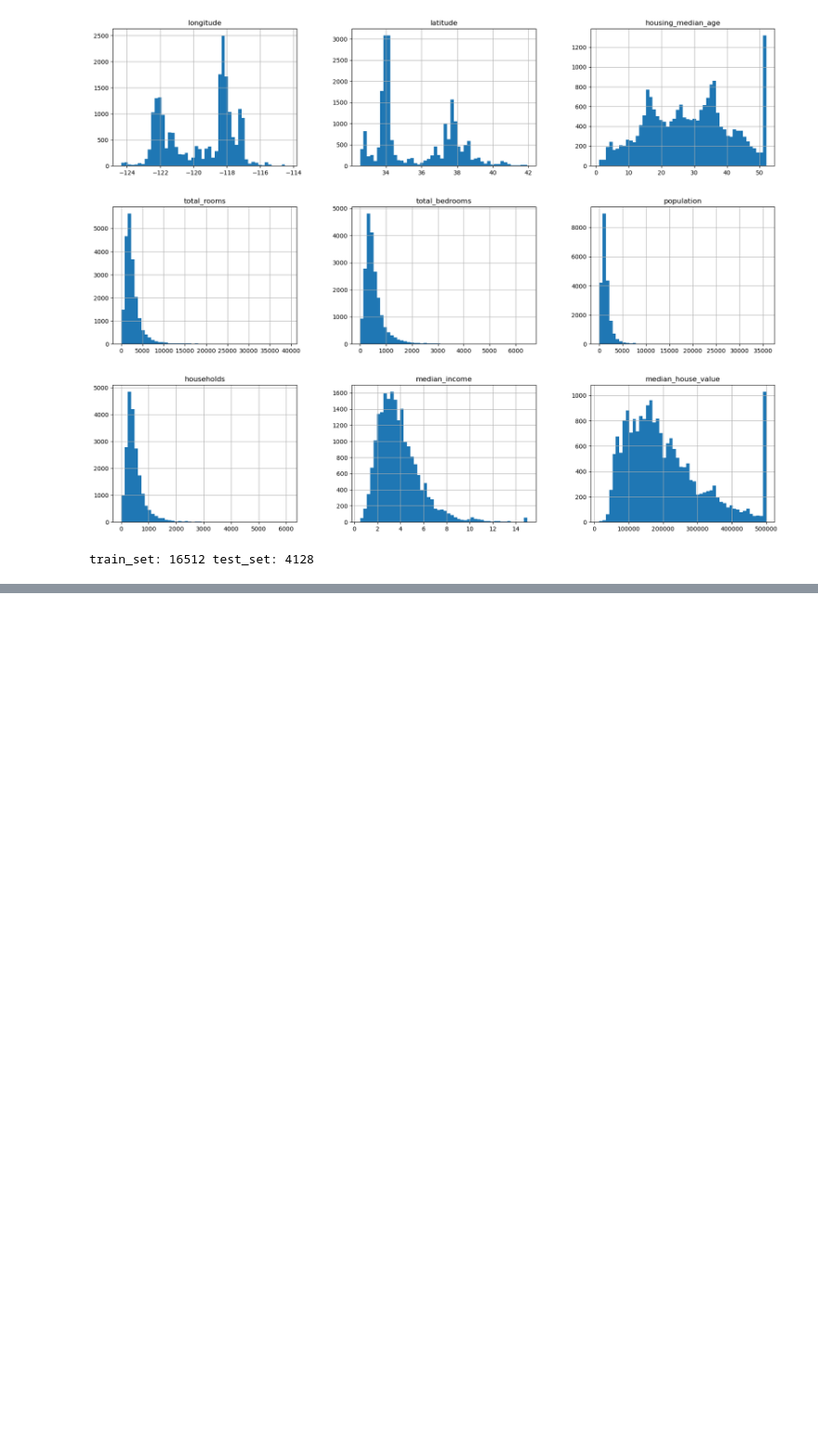
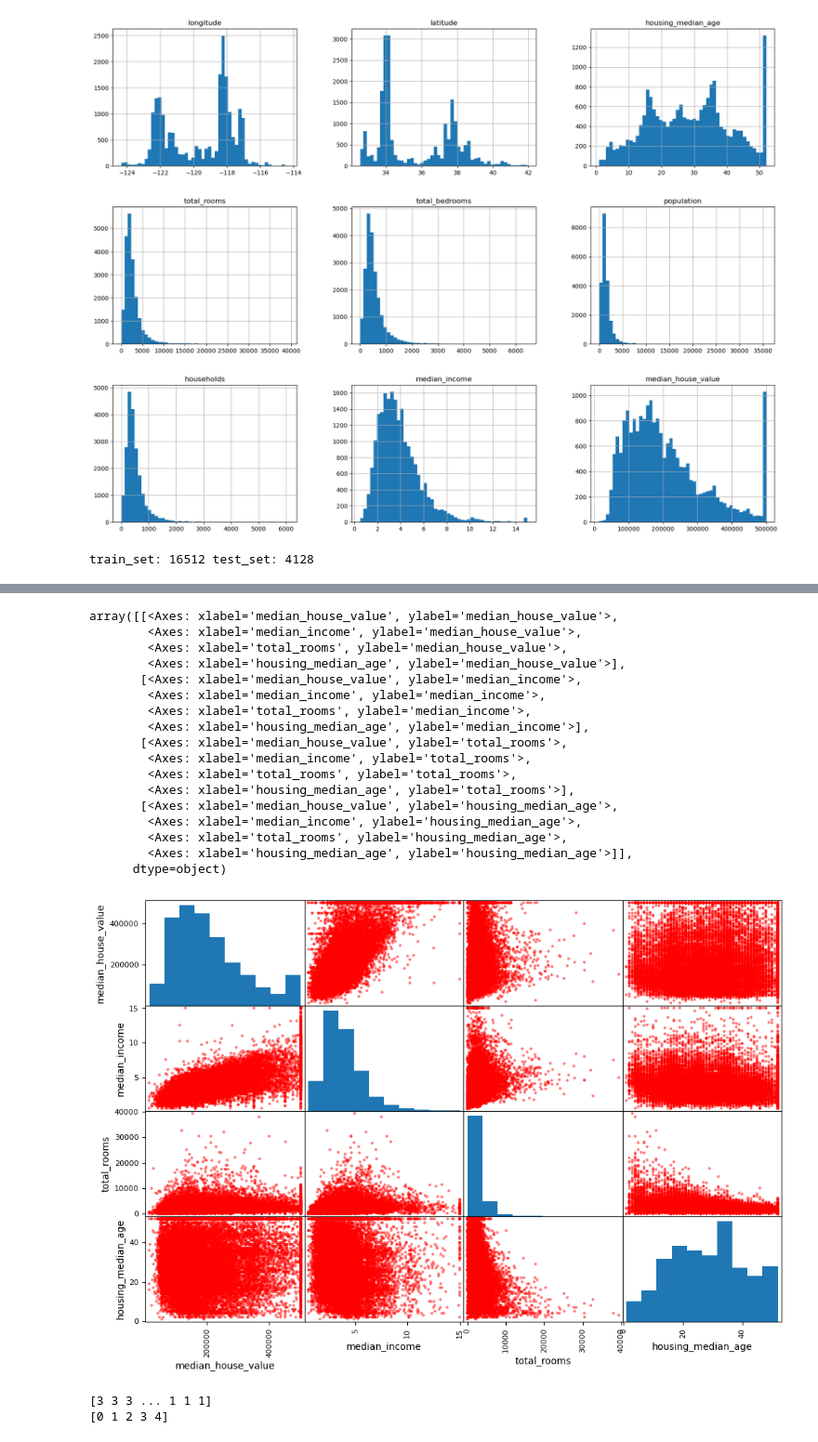
Before and after one commit to Manireddy69/Data-science, a Jupyter notebook: hands_on_ML/Housing.ipynb, the cells around one changed output, grey strips where cells are left out. Shown at 93% size. Saved outputs shown, nothing was run; the diff lists cells and outputs as text; code cells hidden in the pictures; blank space fills up the shorter version.

```diff
--- a/hands_on_ML/Housing.ipynb
+++ b/hands_on_ML/Housing.ipynb
@@ -84,0 +109,35 @@ train_set, test_set = train_test_split(df, test_size=0.2, random_state=42)  # 20
+# %%
+from pandas.plotting import scatter_matrix
+atrributes = ['median_house_value', 'median_income', 'total_rooms', 'housing_median_age']
+scatter_matrix(df[atrributes], figsize=(12, 8),color ='red')
+# %% [output]
+array([[<Axes: xlabel='median_house_value', ylabel='median_house_value'>,
+        <Axes: xlabel='median_income', ylabel='median_house_value'>,
+        <Axes: xlabel='total_rooms', ylabel='median_house_value'>,
+        <Axes: xlabel='housing_median_age', ylabel='median_house_value'>],
+       [<Axes: xlabel='median_house_value', ylabel='median_income'>,
+        <Axes: xlabel='median_income', ylabel='median_income'>,
+        <Axes: xlabel='total_rooms', ylabel='median_income'>,
+        <Axes: xlabel='housing_median_age', ylabel='median_income'>],
+       [<Axes: xlabel='median_house_value', ylabel='total_rooms'>,
+        <Axes: xlabel='median_income', ylabel='total_rooms'>,
+        <Axes: xlabel='total_rooms', ylabel='total_rooms'>,
+        <Axes: xlabel='housing_median_age', ylabel='total_rooms'>],
+       [<Axes: xlabel='median_house_value', ylabel='housing_median_age'>,
+        <Axes: xlabel='median_income', ylabel='housing_median_age'>,
+        <Axes: xlabel='total_rooms', ylabel='housing_median_age'>,
+        <Axes: xlabel='housing_median_age', ylabel='housing_median_age'>]],
+      dtype=object)
+[figure, added]
+# %%
+# for non-object data we use sckit-learn to tranform into int
+ #here ocean_proximity is object type
+from sklearn.preprocessing import LabelEncoder
+encoder = LabelEncoder()
+housing_cat = df['ocean_proximity'] = encoder.fit_transform(df['ocean_proximity']) #convert into int
+df['ocean_proximity'].value_counts() #now ocean_proximity is int type
+print(housing_cat)
+print(encoder.classes_)
+# %% [output]
+[3 3 3 ... 1 1 1]
+[0 1 2 3 4]
```
Also changed, not shown: parts of 3 cells of this notebook.
